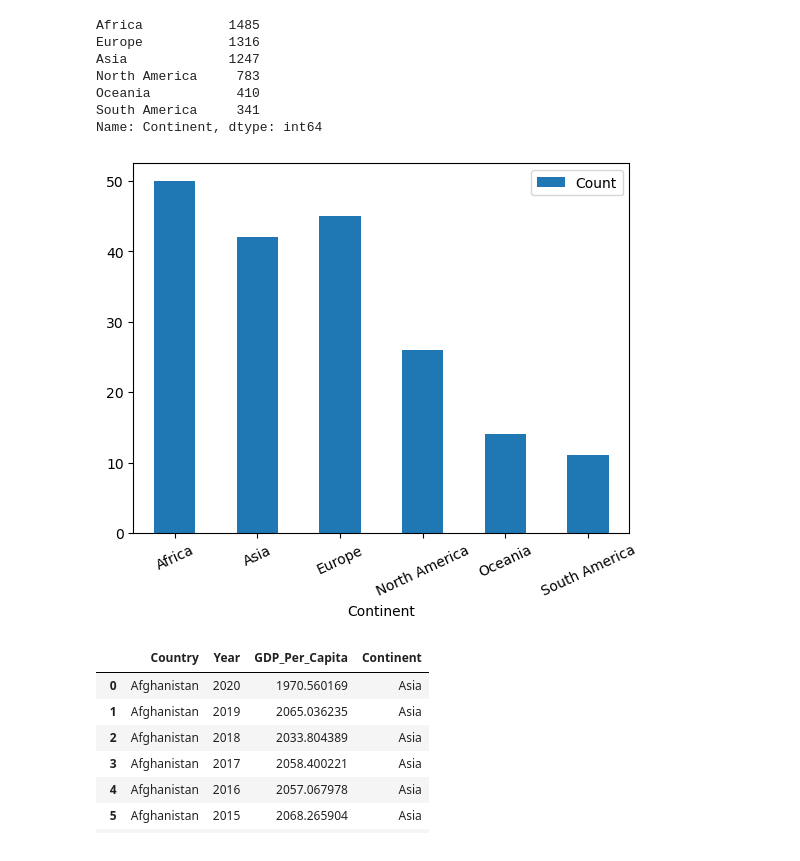
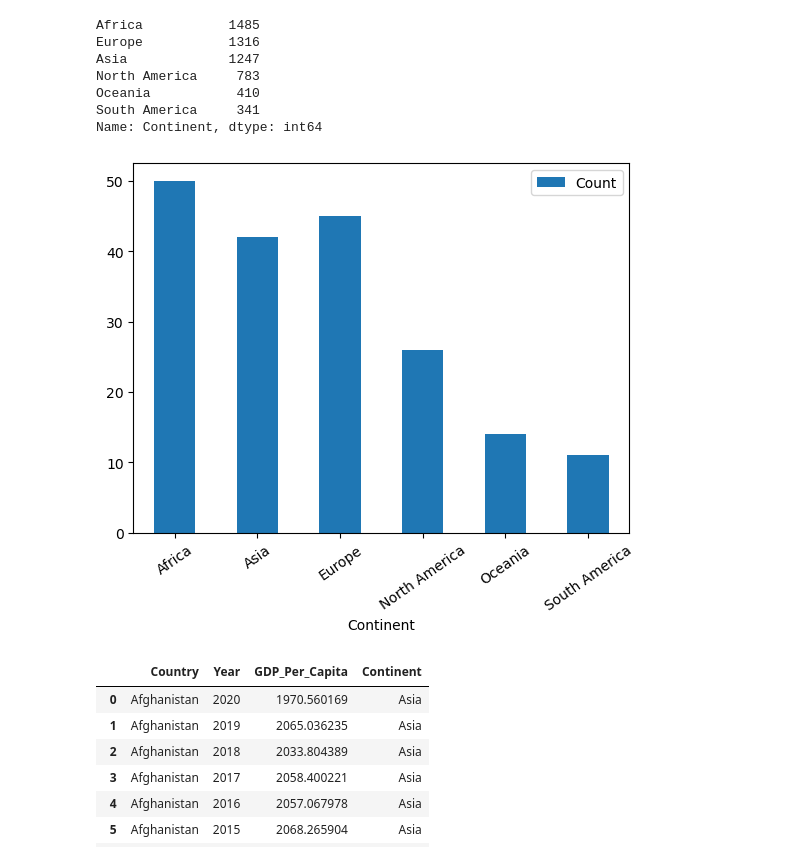
Before and after one commit to nss-data-science-cohort-7/un-exploration-michaeltatarjr, a Jupyter notebook: notebook/UN_Data_Exploration.ipynb, the cells around one changed output. Cells and saved outputs as stored; diff of their text form; code cells hidden in the pictures.

```diff
--- a/notebook/UN_Data_Exploration.ipynb
+++ b/notebook/UN_Data_Exploration.ipynb
@@ -509,9 +509,9 @@ Oceania           410
 South America     341
 Name: Continent, dtype: int64
 # %%
-count_of_countries.plot.bar(x='Continent', y='Count', rot=25);
+count_of_countries.plot.bar(x='Continent', y='Count', rot=35);
 # %% [output]
-[figure, old version]
+[figure, new version]
 # %%
 gdp_df.head(15)
 # %% [output]
```
Also changed, not shown: parts of 17 cells of this notebook, 1 other file.
